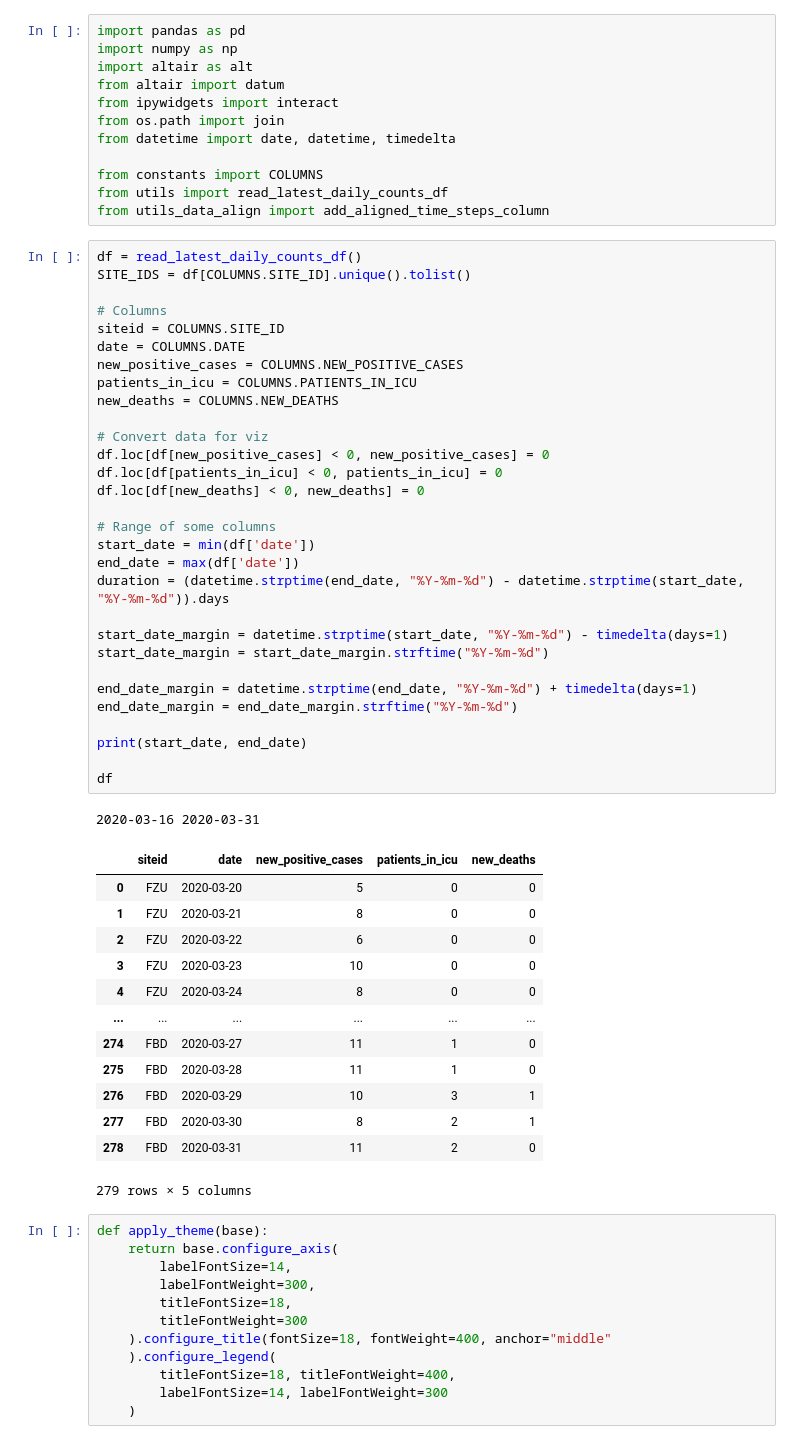
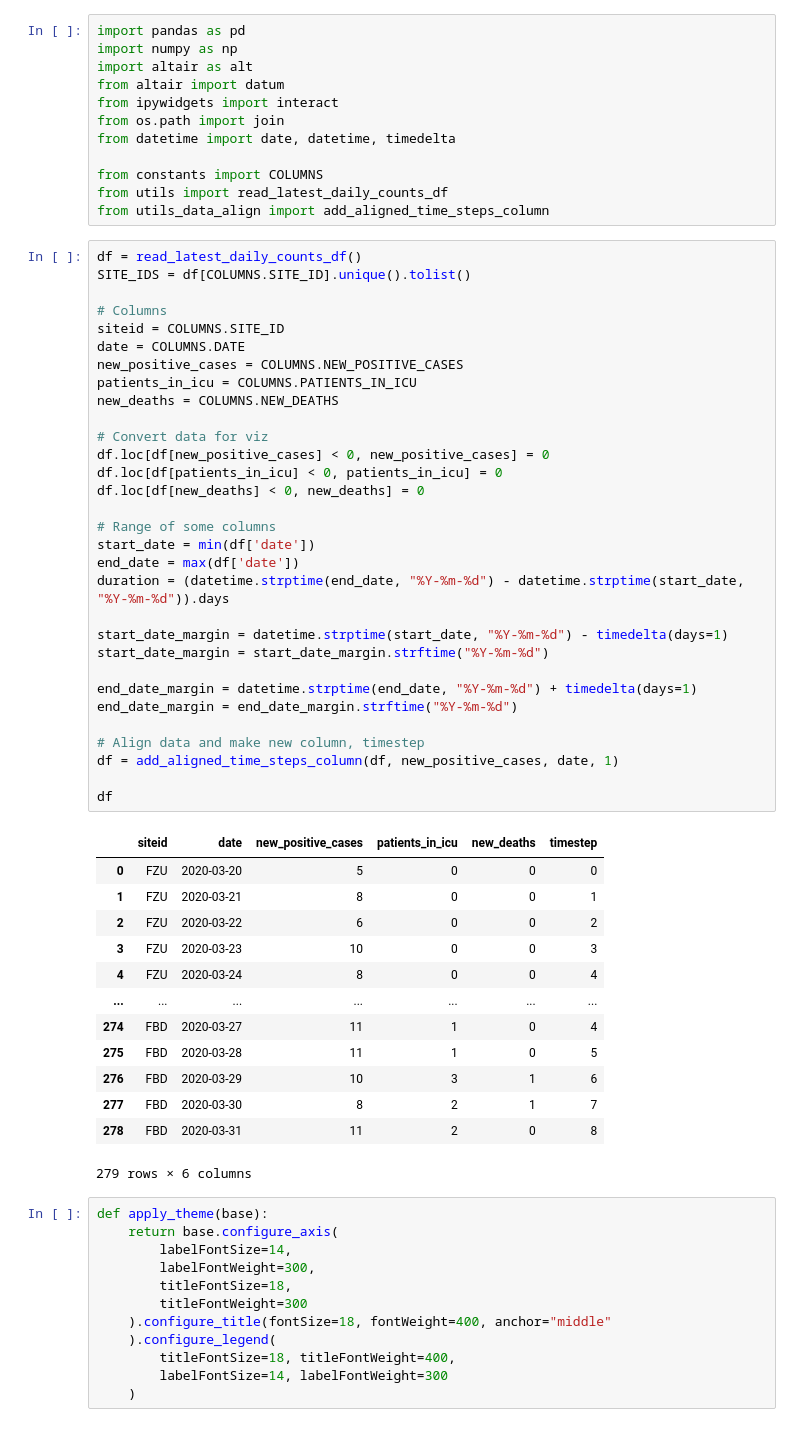
Before and after one commit to covidclinical/visualization-notebooks, a Jupyter notebook: notebooks/04_daily_counts_by_site.ipynb, the cells around one changed output. Saved outputs shown, nothing was run; the diff lists cells and outputs as text.

Commit message:
Move data alignment part to the first block

```diff
--- a/notebooks/04_daily_counts_by_site.ipynb
+++ b/notebooks/04_daily_counts_by_site.ipynb
@@ -13,48 +13,48 @@ from utils_data_align import add_aligned_time_steps_column
 # %%
 df = read_latest_daily_counts_df()
 SITE_IDS = df[COLUMNS.SITE_ID].unique().tolist()
 
 # Columns
 siteid = COLUMNS.SITE_ID
 date = COLUMNS.DATE
 new_positive_cases = COLUMNS.NEW_POSITIVE_CASES
 patients_in_icu = COLUMNS.PATIENTS_IN_ICU
 new_deaths = COLUMNS.NEW_DEATHS
 
 # Convert data for viz
 df.loc[df[new_positive_cases] < 0, new_positive_cases] = 0
 df.loc[df[patients_in_icu] < 0, patients_in_icu] = 0
 df.loc[df[new_deaths] < 0, new_deaths] = 0
 
 # Range of some columns
 start_date = min(df['date'])
 end_date = max(df['date'])
 duration = (datetime.strptime(end_date, "%Y-%m-%d") - datetime.strptime(start_date, "%Y-%m-%d")).days
 
 start_date_margin = datetime.strptime(start_date, "%Y-%m-%d") - timedelta(days=1)
 start_date_margin = start_date_margin.strftime("%Y-%m-%d")
 
 end_date_margin = datetime.strptime(end_date, "%Y-%m-%d") + timedelta(days=1)
 end_date_margin = end_date_margin.strftime("%Y-%m-%d")
 
-print(start_date, end_date)
+# Align data and make new column, timestep
+df = add_aligned_time_steps_column(df, new_positive_cases, date, 1)
 
 df
 # %% [output]
+|  | siteid | date | new_positive_cases | patients_in_icu | new_deaths | timestep |
+| 0 | FZU | 2020-03-20 | 5 | 0 | 0 | 0 |
+| 1 | FZU | 2020-03-21 | 8 | 0 | 0 | 1 |
+| 2 | FZU | 2020-03-22 | 6 | 0 | 0 | 2 |
+| 3 | FZU | 2020-03-23 | 10 | 0 | 0 | 3 |
+| 4 | FZU | 2020-03-24 | 8 | 0 | 0 | 4 |
+| ... | ... | ... | ... | ... | ... | ... |
+| 274 | FBD | 2020-03-27 | 11 | 1 | 0 | 4 |
+| 275 | FBD | 2020-03-28 | 11 | 1 | 0 | 5 |
+| 276 | FBD | 2020-03-29 | 10 | 3 | 1 | 6 |
+| 277 | FBD | 2020-03-30 | 8 | 2 | 1 | 7 |
+| 278 | FBD | 2020-03-31 | 11 | 2 | 0 | 8 |
-2020-03-16 2020-03-31
+279 rows × 6 columns
-|  | siteid | date | new_positive_cases | patients_in_icu | new_deaths |
-| 0 | FZU | 2020-03-20 | 5 | 0 | 0 |
-| 1 | FZU | 2020-03-21 | 8 | 0 | 0 |
-| 2 | FZU | 2020-03-22 | 6 | 0 | 0 |
-| 3 | FZU | 2020-03-23 | 10 | 0 | 0 |
-| 4 | FZU | 2020-03-24 | 8 | 0 | 0 |
-| ... | ... | ... | ... | ... | ... |
-| 274 | FBD | 2020-03-27 | 11 | 1 | 0 |
-| 275 | FBD | 2020-03-28 | 11 | 1 | 0 |
-| 276 | FBD | 2020-03-29 | 10 | 3 | 1 |
-| 277 | FBD | 2020-03-30 | 8 | 2 | 1 |
-| 278 | FBD | 2020-03-31 | 11 | 2 | 0 |
-279 rows × 5 columns
 # %%
 def apply_theme(base):
     return base.configure_axis(
```
Also changed, not shown: parts of 4 cells of this notebook, 1 other file.
